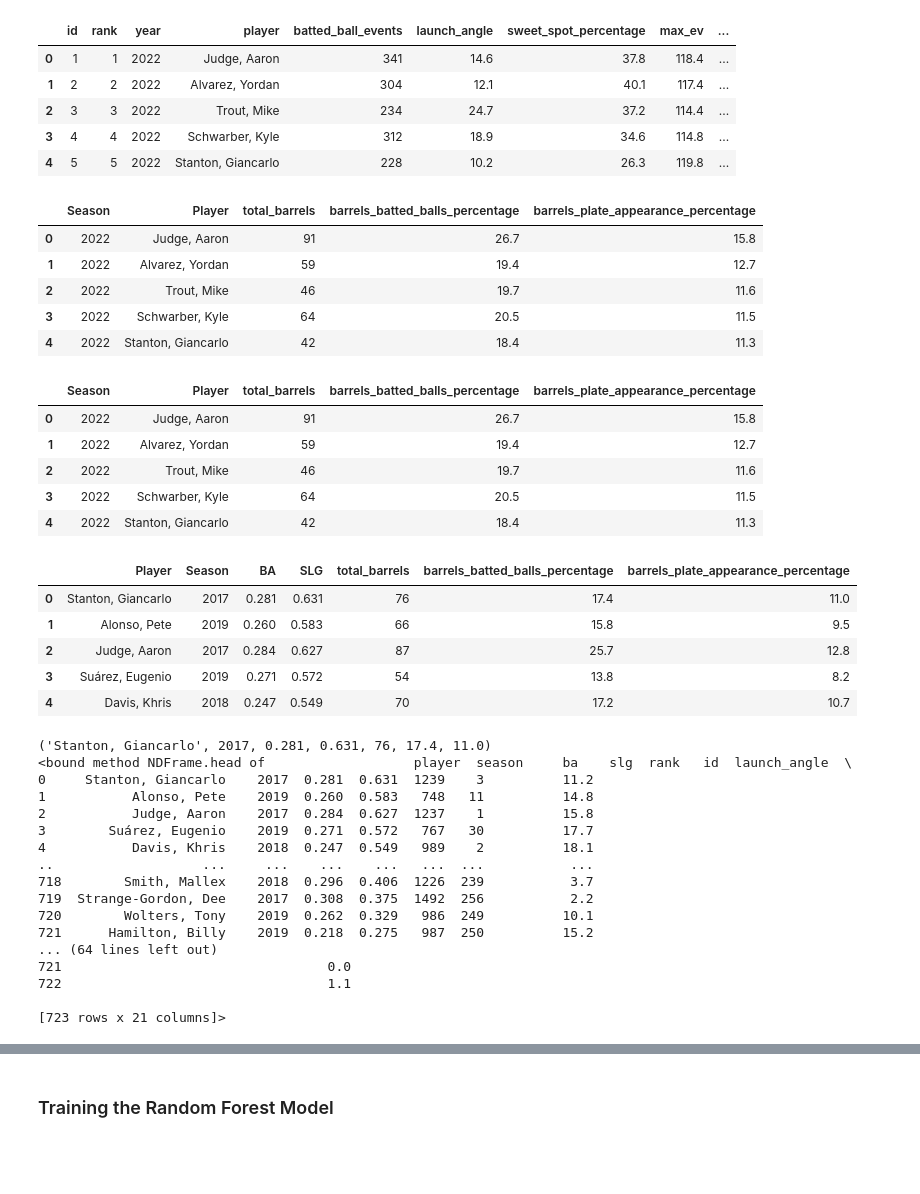
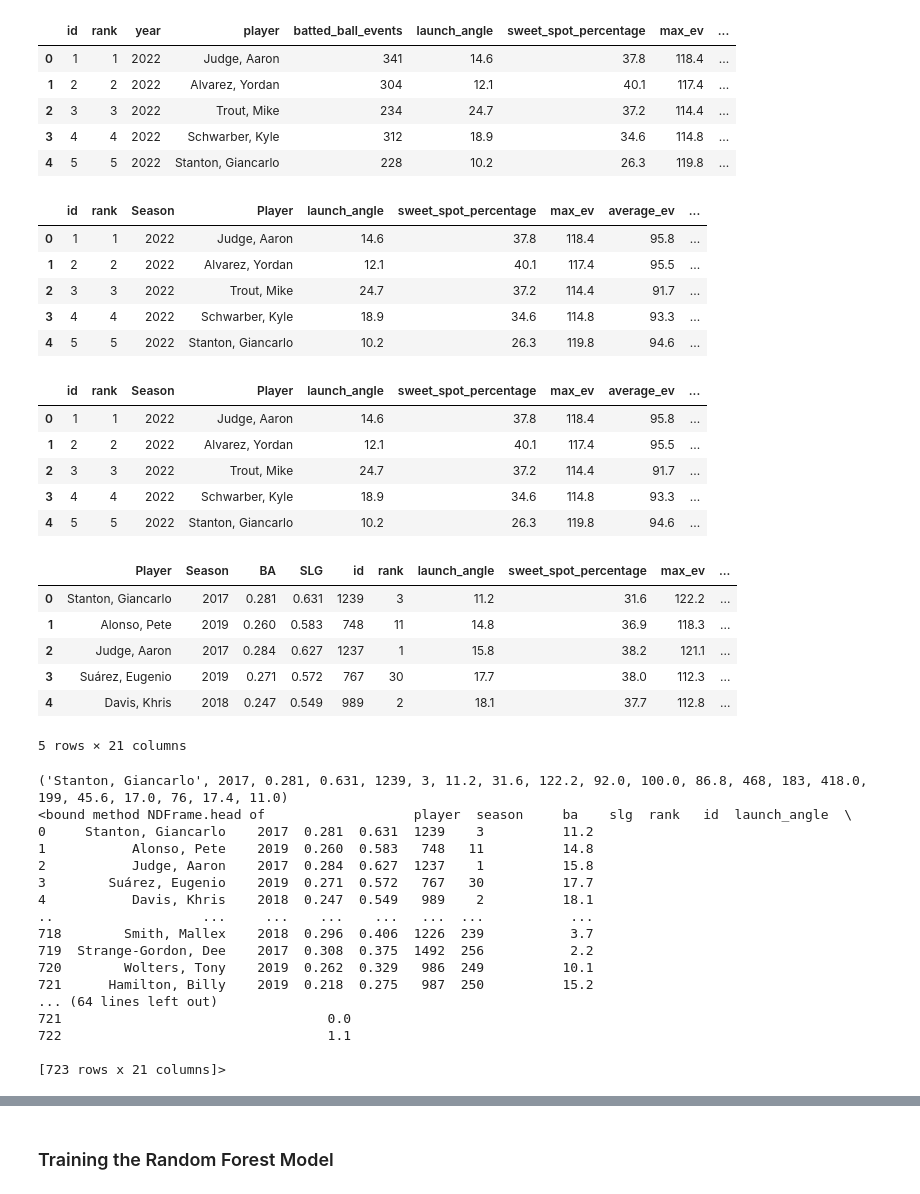
Before and after one commit to Karall0k/Machine_Learning, a Jupyter notebook: data_cleaning.ipynb, the cells around one changed output, grey strips where cells are left out. Saved outputs shown, nothing was run; the diff lists cells and outputs as text; code cells hidden in the pictures; blank space fills up the shorter version.

```diff
--- a/data_cleaning.ipynb
+++ b/data_cleaning.ipynb
@@ -64,46 +64,46 @@ statcast.head()
 | 4 | 5 | 5 | 2022 | Stanton, Giancarlo | 228 | 10.2 | 26.3 | 119.8 | ... |
 # %%
 # Drop unnecessary columns
-statcast = statcast[['year', 'player', 'total_barrels', 'barrels_batted_balls_percentage', 'barrels_plate_appearance_percentage']]
 
 # Rename columns
 statcast.rename(columns={
     'year': 'Season',
     'player': 'Player'
 }, inplace=True)
-
+statcast = statcast.drop(columns='batted_ball_events')
 statcast.head()
 # %% [output]
-|  | Season | Player | total_barrels | barrels_batted_balls_percentage | barrels_plate_appearance_percentage |
-| 0 | 2022 | Judge, Aaron | 91 | 26.7 | 15.8 |
-| 1 | 2022 | Alvarez, Yordan | 59 | 19.4 | 12.7 |
-| 2 | 2022 | Trout, Mike | 46 | 19.7 | 11.6 |
-| 3 | 2022 | Schwarber, Kyle | 64 | 20.5 | 11.5 |
-| 4 | 2022 | Stanton, Giancarlo | 42 | 18.4 | 11.3 |
+|  | id | rank | Season | Player | launch_angle | sweet_spot_percentage | max_ev | average_ev | ... |
+| 0 | 1 | 1 | 2022 | Judge, Aaron | 14.6 | 37.8 | 118.4 | 95.8 | ... |
+| 1 | 2 | 2 | 2022 | Alvarez, Yordan | 12.1 | 40.1 | 117.4 | 95.5 | ... |
+| 2 | 3 | 3 | 2022 | Trout, Mike | 24.7 | 37.2 | 114.4 | 91.7 | ... |
+| 3 | 4 | 4 | 2022 | Schwarber, Kyle | 18.9 | 34.6 | 114.8 | 93.3 | ... |
+| 4 | 5 | 5 | 2022 | Stanton, Giancarlo | 10.2 | 26.3 | 119.8 | 94.6 | ... |
 # %%
 # Strip whitespace
 statcast = statcast.applymap(lambda x: x.strip() if isinstance(x, str) else x)
 
 statcast.head()
 # %% [output]
-|  | Season | Player | total_barrels | barrels_batted_balls_percentage | barrels_plate_appearance_percentage |
-| 0 | 2022 | Judge, Aaron | 91 | 26.7 | 15.8 |
-| 1 | 2022 | Alvarez, Yordan | 59 | 19.4 | 12.7 |
-| 2 | 2022 | Trout, Mike | 46 | 19.7 | 11.6 |
-| 3 | 2022 | Schwarber, Kyle | 64 | 20.5 | 11.5 |
-| 4 | 2022 | Stanton, Giancarlo | 42 | 18.4 | 11.3 |
+|  | id | rank | Season | Player | launch_angle | sweet_spot_percentage | max_ev | average_ev | ... |
+| 0 | 1 | 1 | 2022 | Judge, Aaron | 14.6 | 37.8 | 118.4 | 95.8 | ... |
+| 1 | 2 | 2 | 2022 | Alvarez, Yordan | 12.1 | 40.1 | 117.4 | 95.5 | ... |
+| 2 | 3 | 3 | 2022 | Trout, Mike | 24.7 | 37.2 | 114.4 | 91.7 | ... |
+| 3 | 4 | 4 | 2022 | Schwarber, Kyle | 18.9 | 34.6 | 114.8 | 93.3 | ... |
+| 4 | 5 | 5 | 2022 | Stanton, Giancarlo | 10.2 | 26.3 | 119.8 | 94.6 | ... |
 # %%
 # Merge our DataFrames
 batting_df = batter_stats.merge(statcast, how="inner", on=['Player', 'Season'])
 
 batting_df.head()
 # %% [output]
-|  | Player | Season | BA | SLG | total_barrels | barrels_batted_balls_percentage | barrels_plate_appearance_percentage |
-| 0 | Stanton, Giancarlo | 2017 | 0.281 | 0.631 | 76 | 17.4 | 11.0 |
-| 1 | Alonso, Pete | 2019 | 0.260 | 0.583 | 66 | 15.8 | 9.5 |
-| 2 | Judge, Aaron | 2017 | 0.284 | 0.627 | 87 | 25.7 | 12.8 |
-| 3 | Suárez, Eugenio | 2019 | 0.271 | 0.572 | 54 | 13.8 | 8.2 |
-| 4 | Davis, Khris | 2018 | 0.247 | 0.549 | 70 | 17.2 | 10.7 |
+|  | Player | Season | BA | SLG | id | rank | launch_angle | sweet_spot_percentage | max_ev | ... |
+| 0 | Stanton, Giancarlo | 2017 | 0.281 | 0.631 | 1239 | 3 | 11.2 | 31.6 | 122.2 | ... |
+| 1 | Alonso, Pete | 2019 | 0.260 | 0.583 | 748 | 11 | 14.8 | 36.9 | 118.3 | ... |
+| 2 | Judge, Aaron | 2017 | 0.284 | 0.627 | 1237 | 1 | 15.8 | 38.2 | 121.1 | ... |
+| 3 | Suárez, Eugenio | 2019 | 0.271 | 0.572 | 767 | 30 | 17.7 | 38.0 | 112.3 | ... |
+| 4 | Davis, Khris | 2018 | 0.247 | 0.549 | 989 | 2 | 18.1 | 37.7 | 112.8 | ... |
+5 rows × 21 columns
 # %%
 # Create SQL Table to store source data, Insert Data, and Retreive Data for ML Model
 user = 'postgres'
@@ -154,14 +154,14 @@ with conn.cursor() as cur:
     ) """
     insert_data = batting_df.to_records(index=False).tolist()
     print(insert_data[0])
-
+    cur.executemany(insert_query, insert_data)
 query = "SELECT * FROM statcast"
 df = pd.read_sql_query(query, conn)
 print(df.head)
 cur.close()
 conn.close()
 # %% [output]
-('Stanton, Giancarlo', 2017, 0.281, 0.631, 76, 17.4, 11.0)
+('Stanton, Giancarlo', 2017, 0.281, 0.631, 1239, 3, 11.2, 31.6, 122.2, 92.0, 100.0, 86.8, 468, 183, 418.0, 199, 45.6, 17.0, 76, 17.4, 11.0)
 <bound method NDFrame.head of                   player  season     ba    slg  rank   id  launch_angle  \
 0     Stanton, Giancarlo    2017  0.281  0.631  1239    3          11.2
 1           Alonso, Pete    2019  0.260  0.583   748   11          14.8
```
